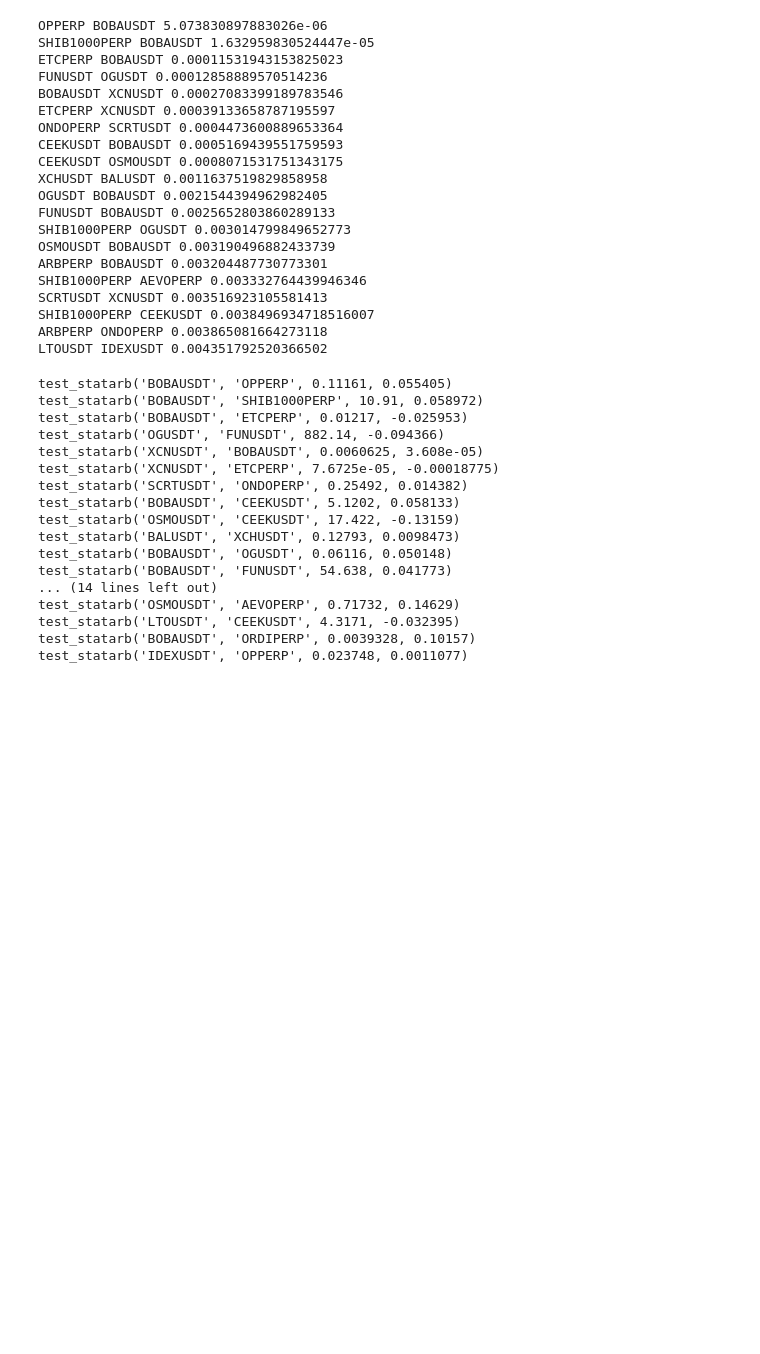
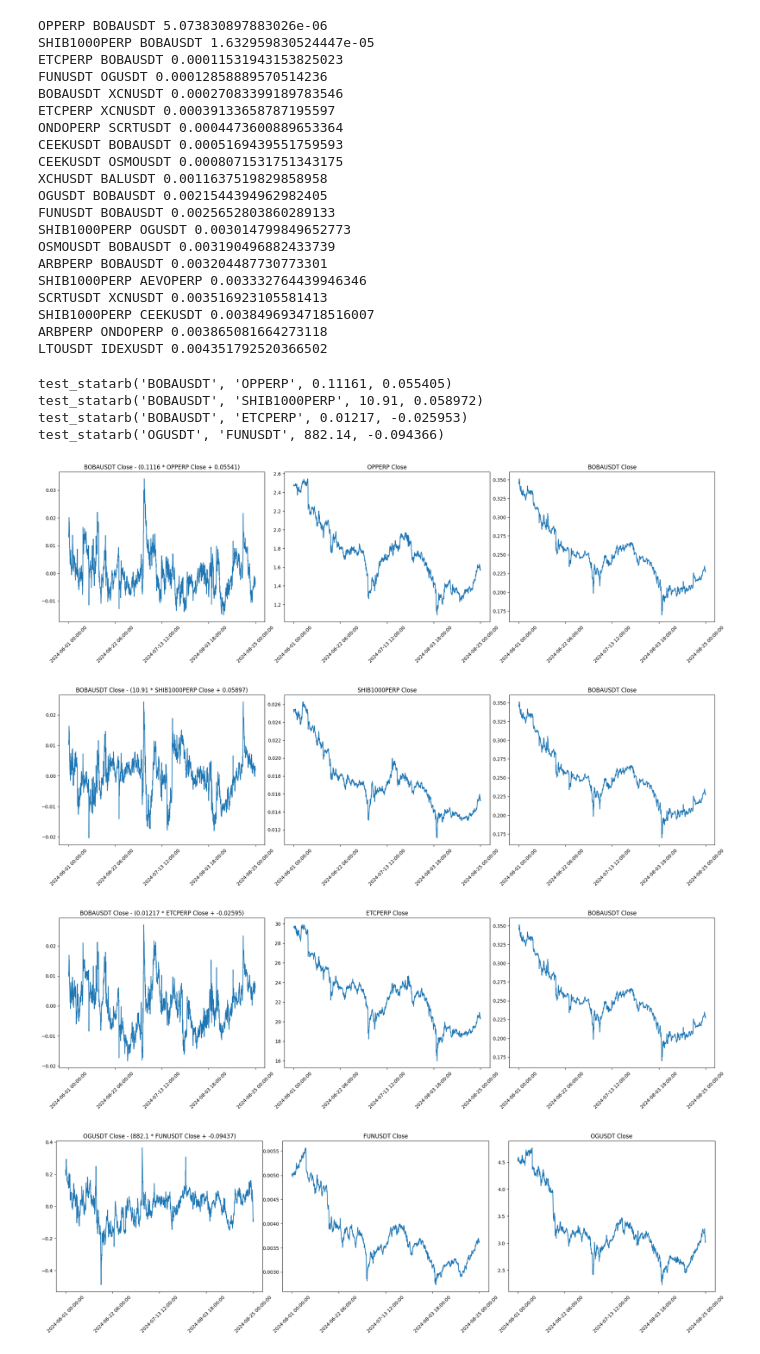
Before and after one commit to akhilkammila/cryptoAnalysis, a Jupyter notebook: cryptoAnalysis/cointegration.ipynb, the cells around one changed output. Cells and saved outputs as stored; diff of their text form; code cells hidden in the pictures; blank space fills up the shorter version.

```diff
--- a/cryptoAnalysis/cointegration.ipynb
+++ b/cryptoAnalysis/cointegration.ipynb
@@ -209,24 +209,15 @@ def checkPair(stock1, stock2, graph=True):
     stock2Plot.set_title(f'{stock2} Close')
     stock2Plot.set_xticks(tick_locs, tick_locs, rotation=45)
 # %%
-for i in range(30):
+for i in range(4):
     stock1, stock2 = results[i][1], results[i][2]
-    checkPair(stock1, stock2, graph=False)
+    checkPair(stock1, stock2, graph=True)
 # %% [output]
 test_statarb('BOBAUSDT', 'OPPERP', 0.11161, 0.055405)
 test_statarb('BOBAUSDT', 'SHIB1000PERP', 10.91, 0.058972)
 test_statarb('BOBAUSDT', 'ETCPERP', 0.01217, -0.025953)
 test_statarb('OGUSDT', 'FUNUSDT', 882.14, -0.094366)
-test_statarb('XCNUSDT', 'BOBAUSDT', 0.0060625, 3.608e-05)
-test_statarb('XCNUSDT', 'ETCPERP', 7.6725e-05, -0.00018775)
-test_statarb('SCRTUSDT', 'ONDOPERP', 0.25492, 0.014382)
-test_statarb('BOBAUSDT', 'CEEKUSDT', 5.1202, 0.058133)
-test_statarb('OSMOUSDT', 'CEEKUSDT', 17.422, -0.13159)
-test_statarb('BALUSDT', 'XCHUSDT', 0.12793, 0.0098473)
-test_statarb('BOBAUSDT', 'OGUSDT', 0.06116, 0.050148)
-test_statarb('BOBAUSDT', 'FUNUSDT', 54.638, 0.041773)
-... (14 lines left out)
-test_statarb('OSMOUSDT', 'AEVOPERP', 0.71732, 0.14629)
-test_statarb('LTOUSDT', 'CEEKUSDT', 4.3171, -0.032395)
-test_statarb('BOBAUSDT', 'ORDIPERP', 0.0039328, 0.10157)
-test_statarb('IDEXUSDT', 'OPPERP', 0.023748, 0.0011077)
+[figure, added]
+[figure, added]
+[figure, added]
+[figure, added]
```
Also changed, not shown: 1 other file.
